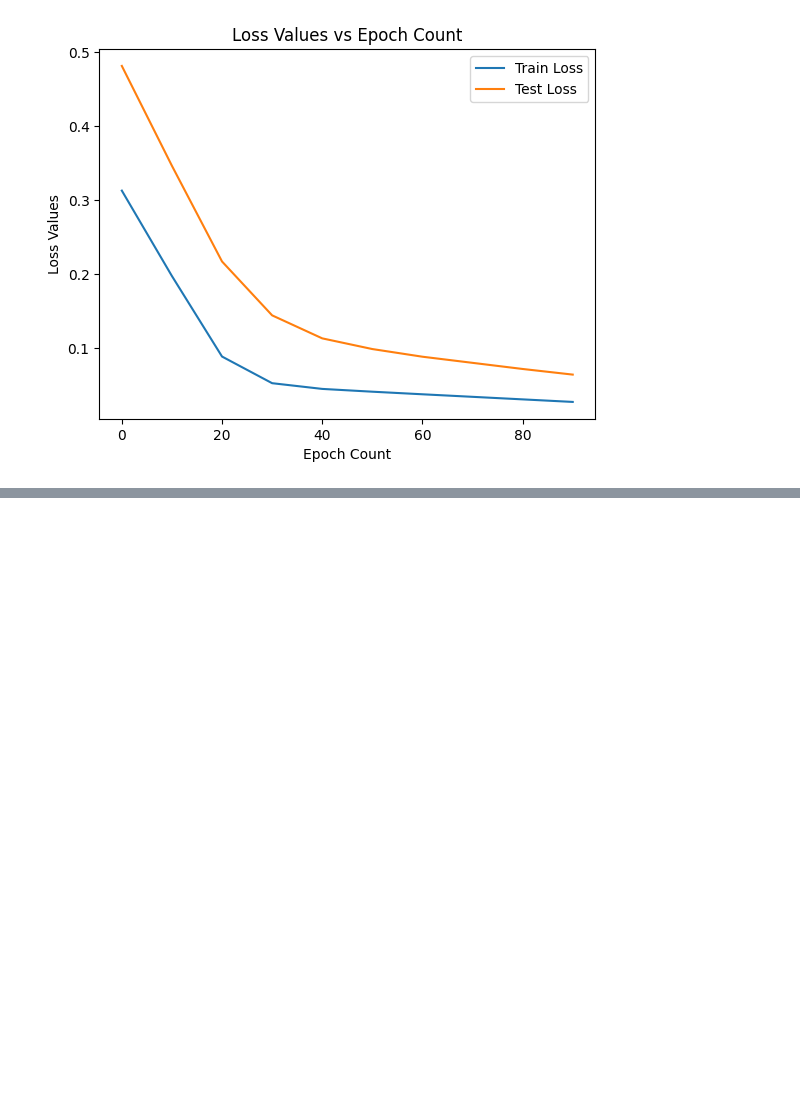
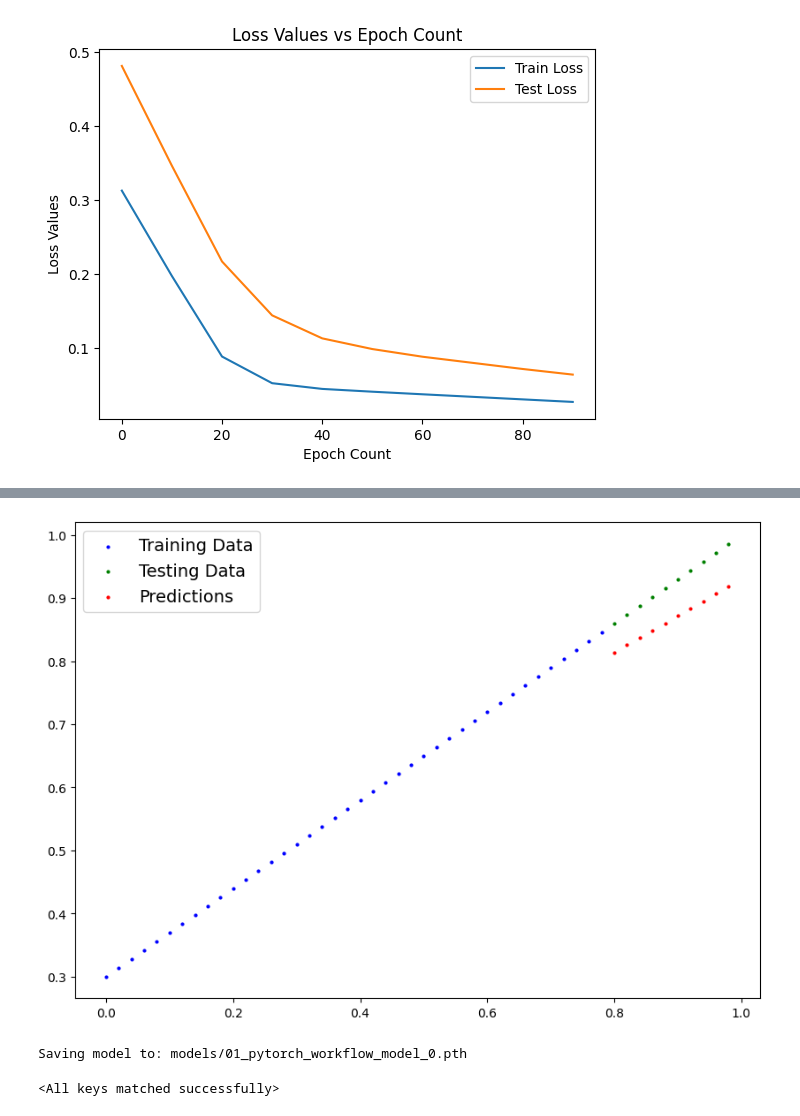
Before and after one commit to RabinPhuyal/Deep-Learning-with-Pytorch, a Jupyter notebook: Pytorch_WorkFlow_Fundamentals.ipynb, the cells around one changed output, grey strips where cells are left out. Cells and saved outputs as stored; diff of their text form; code cells hidden in the pictures; blank space fills up the shorter version.

```diff
--- a/Pytorch_WorkFlow_Fundamentals.ipynb
+++ b/Pytorch_WorkFlow_Fundamentals.ipynb
@@ -329,0 +343,8 @@ plt.legend()
+# %%
+#Making predicition with a trained PyTorch model
+
+model_0.eval()
+
+with torch.inference_mode():
+  y_preds = model_0(X_test)
+y_preds
@@ -329,0 +362,28 @@ plt.legend()
+# %%
+plot_predictions(predictions=y_preds)
+# %% [output]
+[figure, added]
+# %%
+from pathlib import Path
+
+#1. Create a model's directory
+MODEL_PATH = Path("models")
+MODEL_PATH.mkdir(parents=True,exist_ok=True)
+
+#2. Create model save path
+MODEL_NAME = "01_pytorch_workflow_model_0.pth"
+MODEL_SAVE_PATH = MODEL_PATH / MODEL_NAME
+
+#3. Save the model state dict
+print(f"Saving model to: {MODEL_SAVE_PATH}")
+torch.save(obj=model_0.state_dict(),f=MODEL_SAVE_PATH)
+# %% [output]
+Saving model to: models/01_pytorch_workflow_model_0.pth
+# %%
+#Loading the model using torch.nn.Module.load_state_dict(torch.load(f))
+
+loaded_model_0 = LinearRegressionModel()
+
+loaded_model_0.load_state_dict(torch.load(f=MODEL_SAVE_PATH))
+# %% [output]
+<All keys matched successfully>
```
Also changed, not shown: parts of 5 cells of this notebook.
